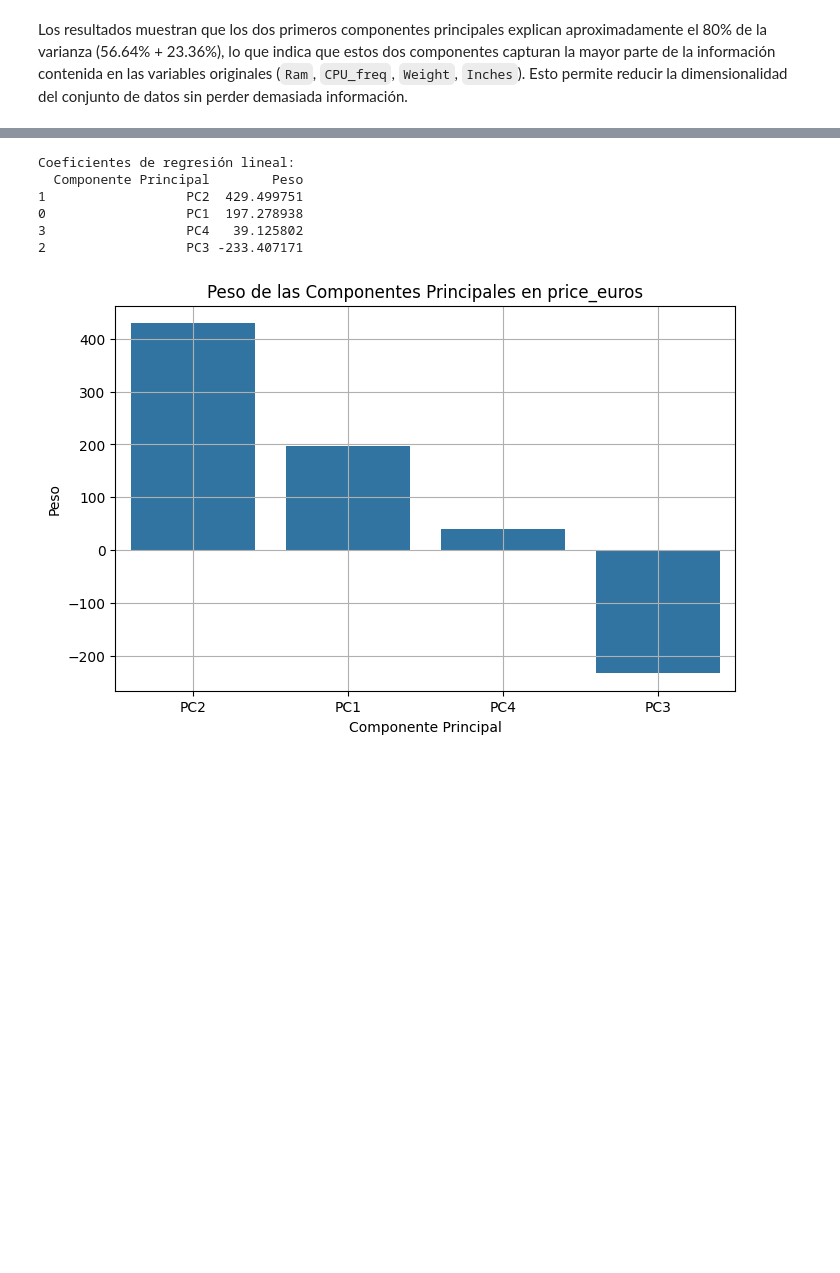
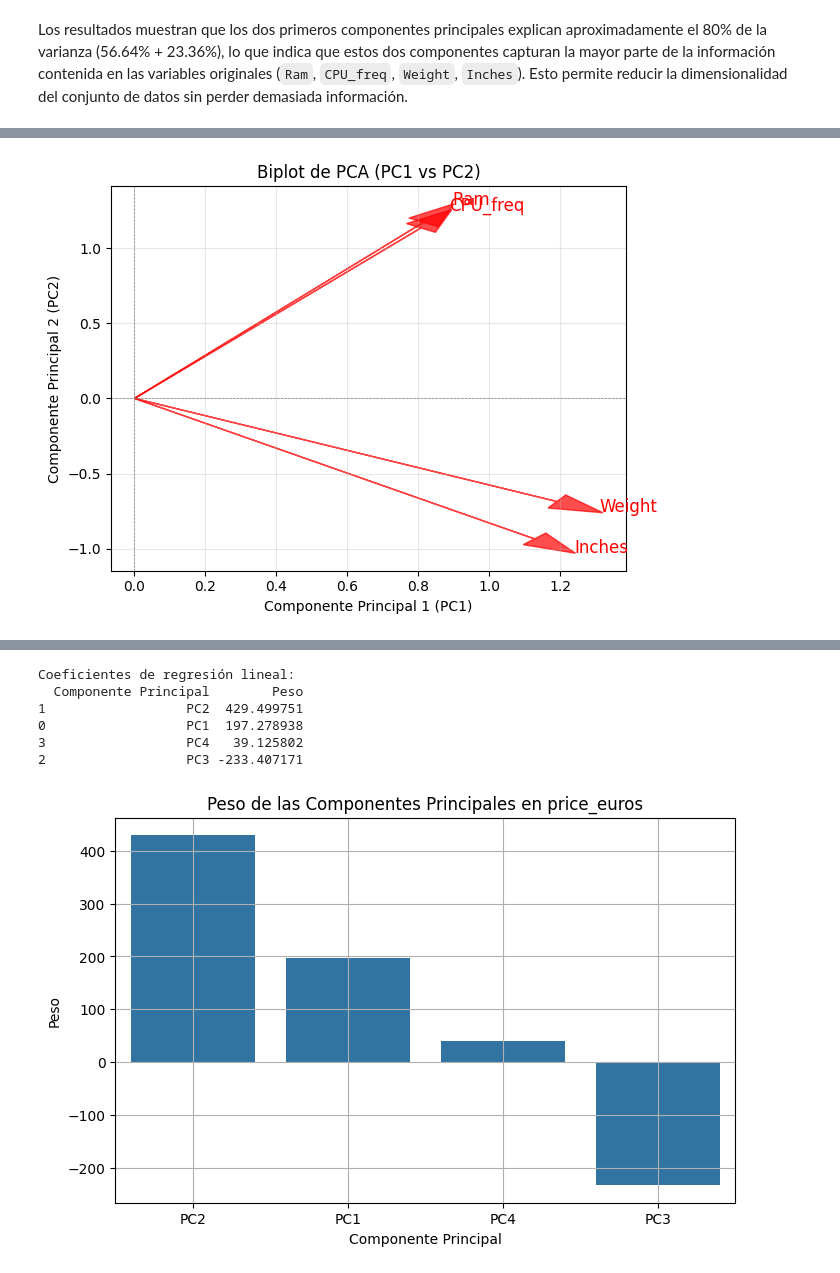
Before and after one commit to gaboCiber/A-statistical-analisis-of-Laptop-Prices, a Jupyter notebook: laptop_prices.ipynb, the cells around one changed output, grey strips where cells are left out. Cells and saved outputs as stored; diff of their text form; code cells hidden in the pictures; blank space fills up the shorter version.

```diff
--- a/laptop_prices.ipynb
+++ b/laptop_prices.ipynb
@@ -1859,0 +1954,17 @@ plt.show()
+# %%
+# Añadir las variables originales como vectores
+for i, var in enumerate(variables_numericas):
+    plt.arrow(0, 0, loadings[i, 0] * 2, loadings[i, 1] * 2, color='r', alpha=0.7, head_width=0.1)
+    plt.text(loadings[i, 0] * 2.2, loadings[i, 1] * 2.2, var, color='r', fontsize=12)
+
+# Etiquetas y título
+plt.xlabel('Componente Principal 1 (PC1)')
+plt.ylabel('Componente Principal 2 (PC2)')
+plt.title('Biplot de PCA (PC1 vs PC2)')
+plt.axhline(0, color='gray', linestyle='--', linewidth=0.5)
+plt.axvline(0, color='gray', linestyle='--', linewidth=0.5)
+plt.grid(alpha=0.3)
+plt.tight_layout()
+plt.show()
+# %% [output]
+[figure, added]
```
Also changed, not shown: parts of 24 cells of this notebook.
